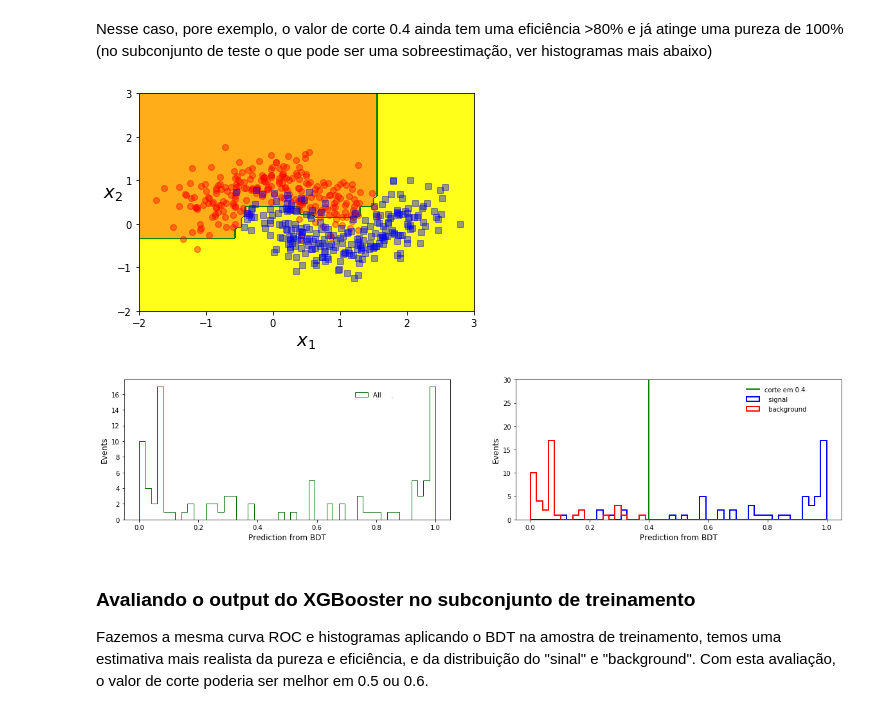
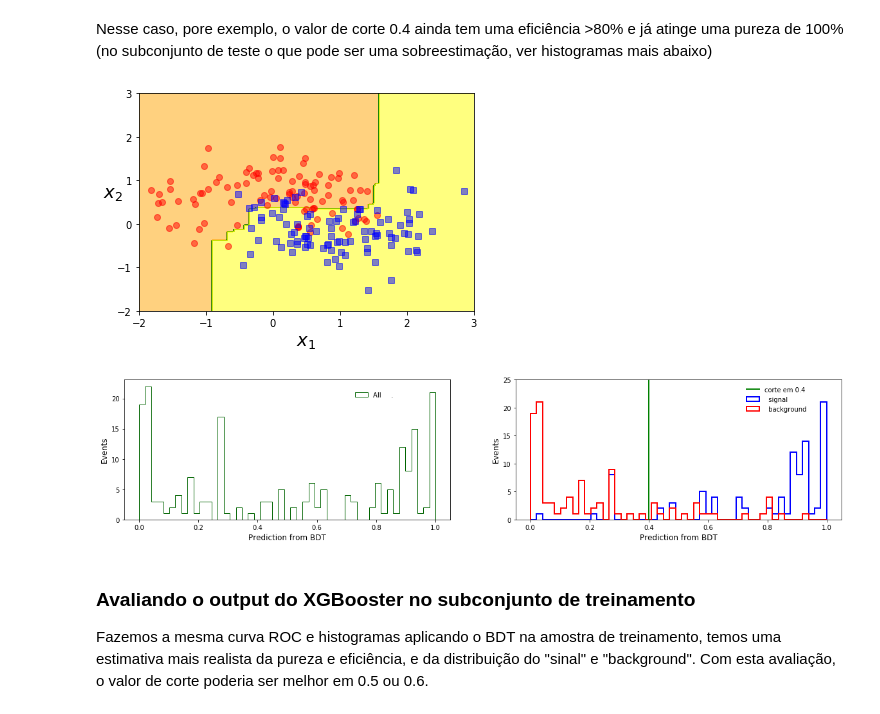
Before and after one commit to clemencia/ML4PPGF_UERJ, a Jupyter notebook: XGB_simple_Classfier.ipynb, the cells around one changed output. Saved outputs shown, nothing was run; the diff lists cells and outputs as text; code cells hidden in the pictures.

```diff
--- a/XGB_simple_Classfier.ipynb
+++ b/XGB_simple_Classfier.ipynb
@@ -16,11 +16,11 @@ import xgboost as xgb
 from sklearn.model_selection import train_test_split
 from sklearn.datasets import make_moons
 
-X, y = make_moons(n_samples=500, noise=0.30, random_state=42)
+X, y = make_moons(n_samples=1000, noise=0.40, random_state=42)
 X_train, X_test, y_train, y_test = train_test_split(X, y, test_size=0.2,random_state=42)
 
-plt.scatter(X_train[:,0],X_train[:,1],c=y_train,cmap="cool")
+plt.scatter(X_train[:,0],X_train[:,1],c=y_train,cmap="winter")
 plt.colorbar()
-plt.scatter(X_test[:,0],X_test[:,1],color="yellow", marker="^")
+plt.scatter(X_test[:,0],X_test[:,1],color="red", marker="^")
 # %% [output]
 <matplotlib.collections.PathCollection at 0x...>
@@ -132,30 +147,30 @@ Nesse caso, pore exemplo, o valor de corte 0.4 ainda tem uma eficiência >80% e
 # %%
 from matplotlib.colors import ListedColormap
 
-def plot_decision_boundary(clf, X, y, axes=[-1.5, 2.5, -1, 1.5], alpha=0.4, contour=True):
-    x1s = np.linspace(axes[0], axes[1], 100)
-    x2s = np.linspace(axes[2], axes[3], 100)
+def plot_decision_boundary(clf, X, y, axes=[-1.5, 2.5, -1, 1.5], alpha=0.5, cut=0.4, contour=True):
+    x1s = np.linspace(axes[0], axes[1], 200)
+    x2s = np.linspace(axes[2], axes[3], 200)
     x1, x2 = np.meshgrid(x1s, x2s)
     X_new = np.c_[x1.ravel(), x2.ravel()]
     data_xnew = xgb.DMatrix(data=X_new,
                     missing=-999.0,feature_names=("X1","X2"))
     y_pred_temp = clf.predict(data_xnew).reshape(x1.shape)
-    y_pred = np.array([i>0.4 for i in y_pred_temp ])
+    y_pred = np.array([i>cut for i in y_pred_temp ])
     custom_cmap = ListedColormap(['orange','green','yellow'])
-    plt.contourf(x1, x2, y_pred, alpha=0.9, cmap=custom_cmap)
+    plt.contourf(x1, x2, y_pred, alpha=0.5, cmap=custom_cmap)
     if contour:
         custom_cmap2 = ListedColormap(['violet','purple'])
-        plt.contour(x1, x2, y_pred, cmap=custom_cmap2, alpha=0.8)
+        plt.contour(x1, x2, y_pred, cmap=custom_cmap2, alpha=0.9)
     plt.plot(X[:, 0][y==0], X[:, 1][y==0], "ro", alpha=alpha)
     plt.plot(X[:, 0][y==1], X[:, 1][y==1], "bs", alpha=alpha)
     plt.axis(axes)
     plt.xlabel(r"$x_1$", fontsize=18)
     plt.ylabel(r"$x_2$", fontsize=18, rotation=0)
 # %%
-plot_decision_boundary(booster,X,y,axes=[-2,3,-2,3],contour=False)
+plot_decision_boundary(booster,X_test,y_test,axes=[-2,3,-2,3],contour=False)
 #plt.colorbar()
 # %% [output]
-[figure, old version]
+[figure, new version]
 # %%
 def plotBDTOutputHist(predictions,test,cutval=0.4,y_lim=30):
     plt.figure(figsize=(20,4))
@@ -179,9 +194,9 @@ def plotBDTOutputHist(predictions,test,cutval=0.4,y_lim=30):
     plt.ylim([0,y_lim])
     plt.legend(frameon=False, loc=(0.7,0.75))
 
-plotBDTOutputHist(predictions,test)
+plotBDTOutputHist(predictions,test,y_lim=25)
 # %% [output]
-[figure, old version]
+[figure, new version]
 # %% [markdown]
 ### Avaliando o output do XGBooster no subconjunto de treinamento
 
```
Also changed, not shown: parts of 8 cells of this notebook.
